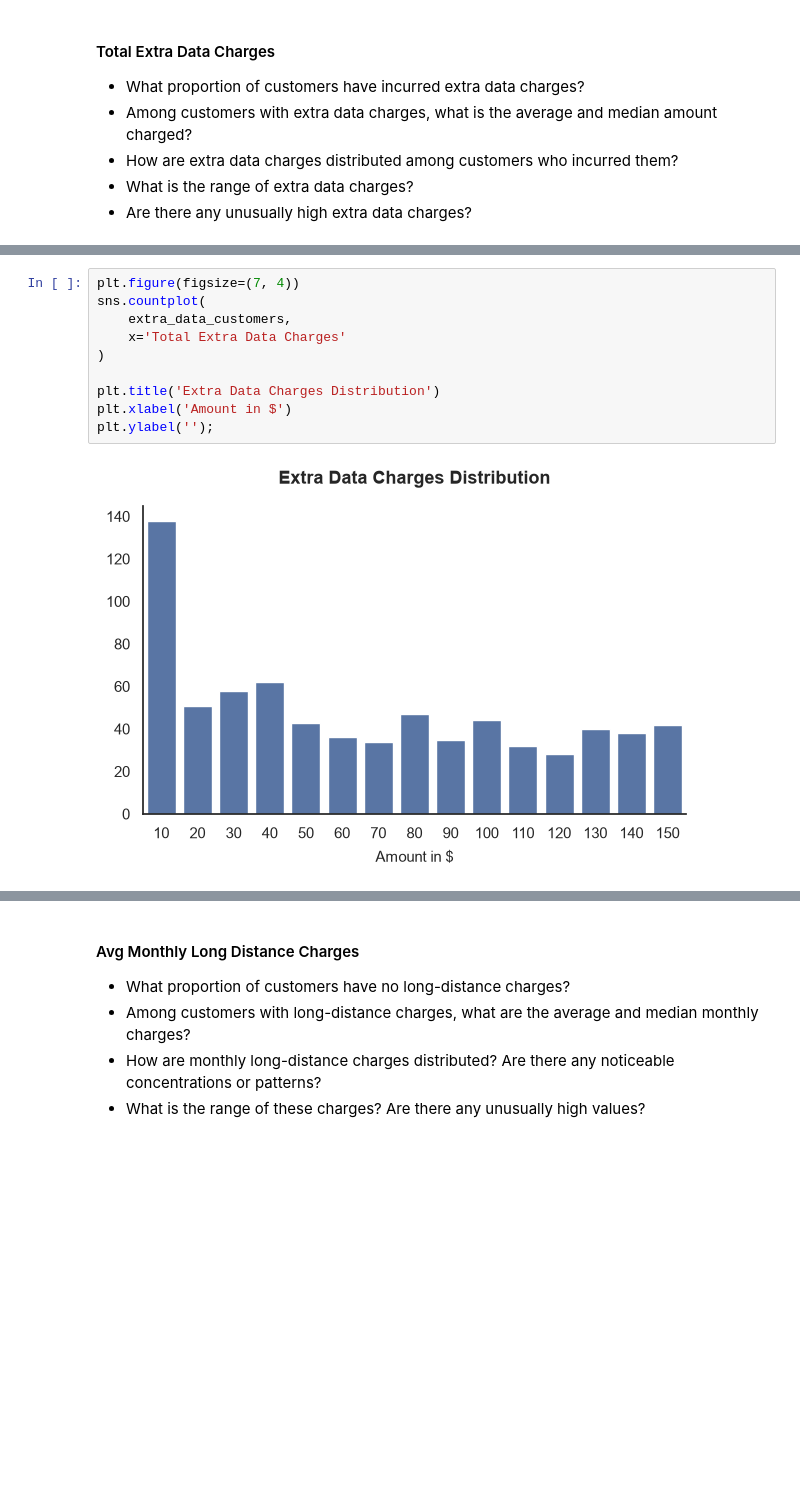
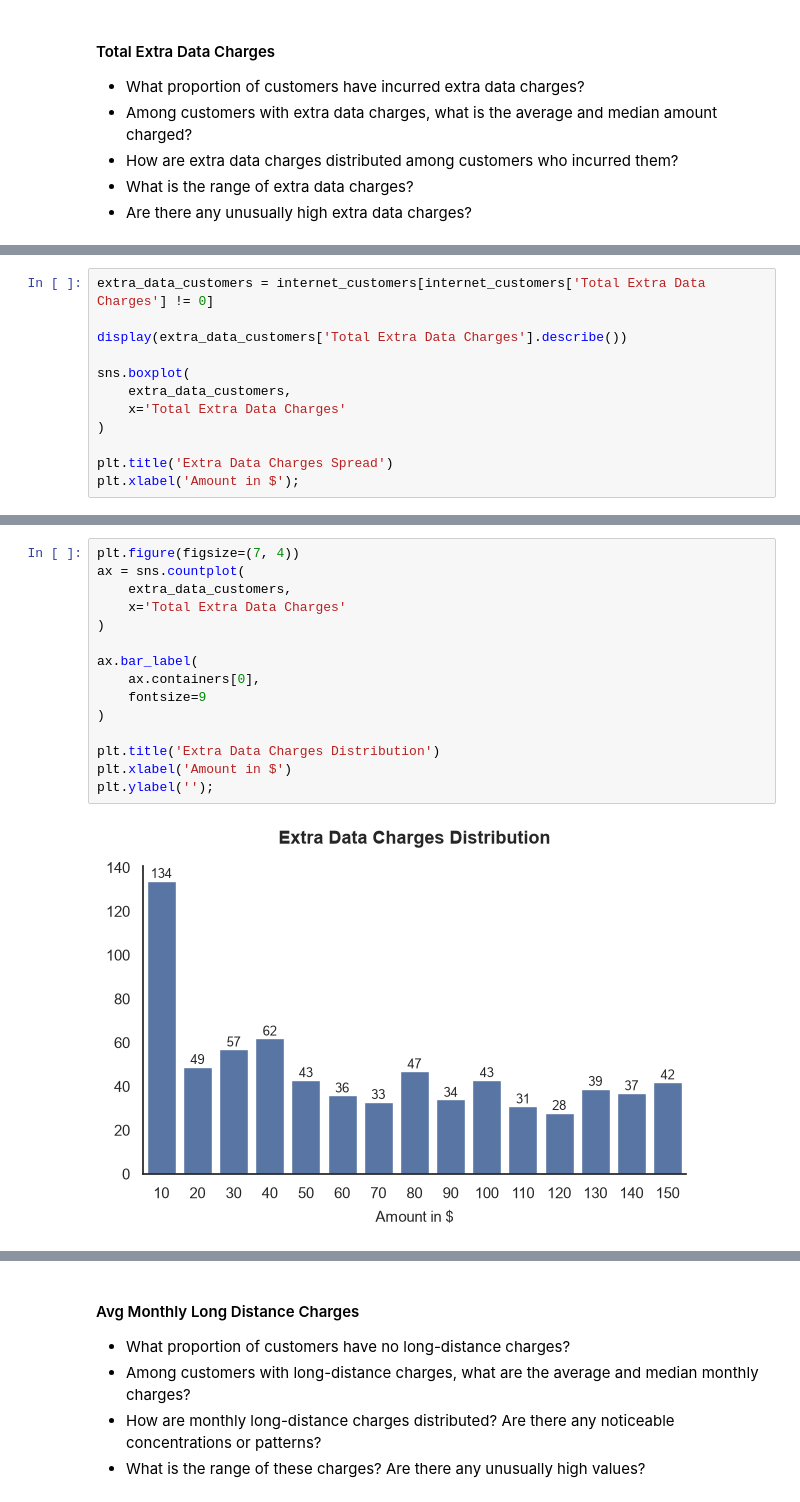
Before and after one commit to pendergataxel/telecom-customer-churn-analysis, a Jupyter notebook: notebooks/02_univariate_analysis.ipynb, the cells around one changed output, grey strips where cells are left out. Saved outputs shown, nothing was run; the diff lists cells and outputs as text; blank space fills up the shorter version.

```diff
--- a/notebooks/02_univariate_analysis.ipynb
+++ b/notebooks/02_univariate_analysis.ipynb
@@ -867,0 +816,12 @@ Customers with Extra Data Charges Pct:  10.34%
+# %%
+extra_data_customers = internet_customers[internet_customers['Total Extra Data Charges'] != 0]
+
+display(extra_data_customers['Total Extra Data Charges'].describe())
+
+sns.boxplot(
+    extra_data_customers,
+    x='Total Extra Data Charges'
+)
+
+plt.title('Extra Data Charges Spread')
+plt.xlabel('Amount in $');
@@ -868,13 +839,18 @@ Customers with Extra Data Charges Pct:  10.34%
 # %%
 plt.figure(figsize=(7, 4))
-sns.countplot(
+ax = sns.countplot(
     extra_data_customers,
     x='Total Extra Data Charges'
+)
+
+ax.bar_label(
+    ax.containers[0],
+    fontsize=9
 )
 
 plt.title('Extra Data Charges Distribution')
 plt.xlabel('Amount in $')
 plt.ylabel('');
 # %% [output]
-[figure, old version]
+[figure, new version]
 # %% [markdown]
```
Also changed, not shown: parts of 81 cells of this notebook.
